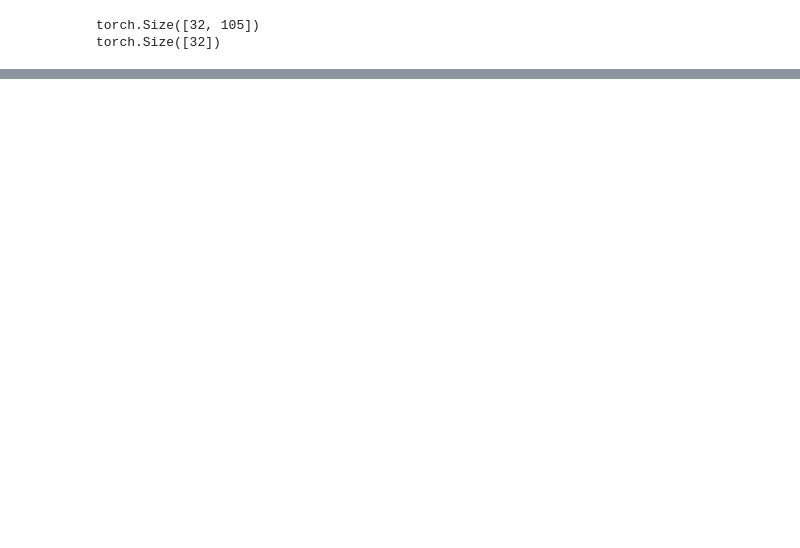
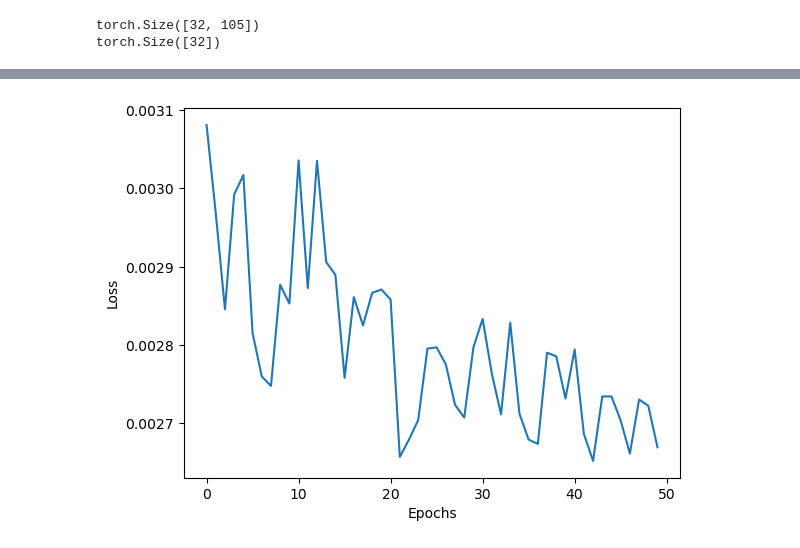
Before and after one commit to Bobsn713/blackjack, a Jupyter notebook: Imitation/hsd_ntbk.ipynb, the cells around one changed output, grey strips where cells are left out. Saved outputs shown, nothing was run; the diff lists cells and outputs as text; code cells hidden in the pictures; blank space fills up the shorter version.

```diff
--- a/Imitation/hsd_ntbk.ipynb
+++ b/Imitation/hsd_ntbk.ipynb
@@ -185,0 +205,7 @@ Done!
+# %%
+plt.plot(test_losses[50:])
+plt.xlabel('Epochs')
+plt.ylabel('Loss')
+plt.show()
+# %% [output]
+[figure, added]
```
Also changed, not shown: parts of 8 cells of this notebook, 3 other files.
